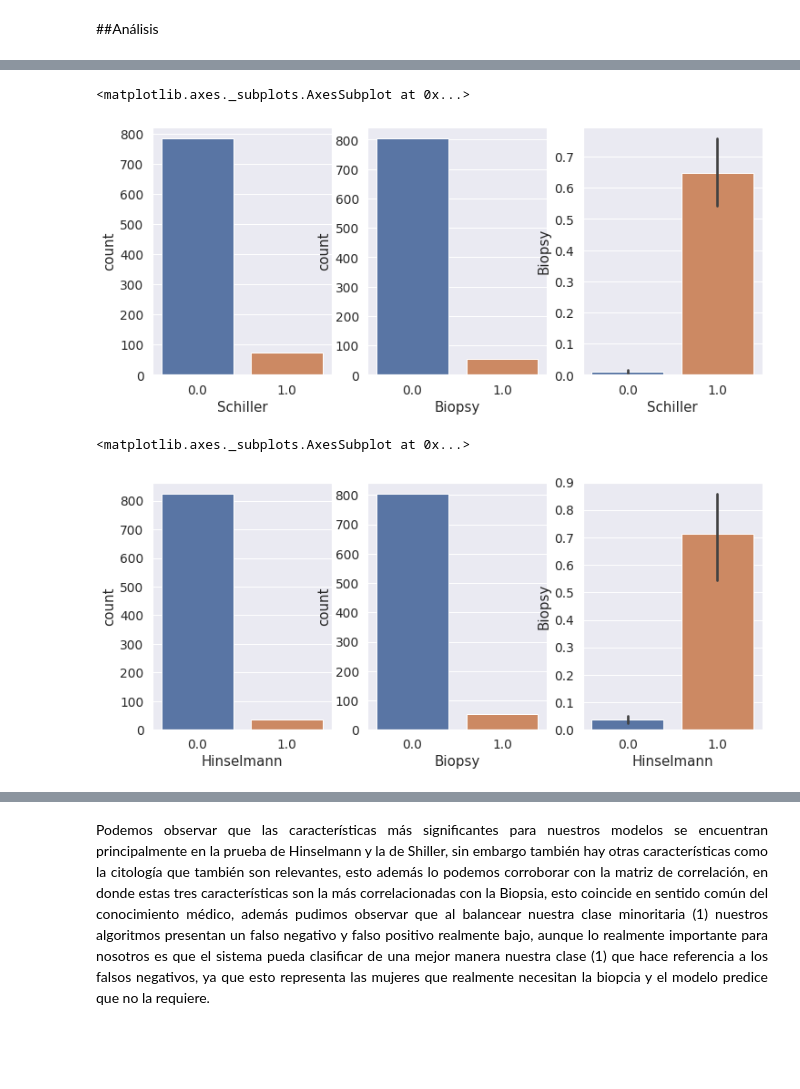
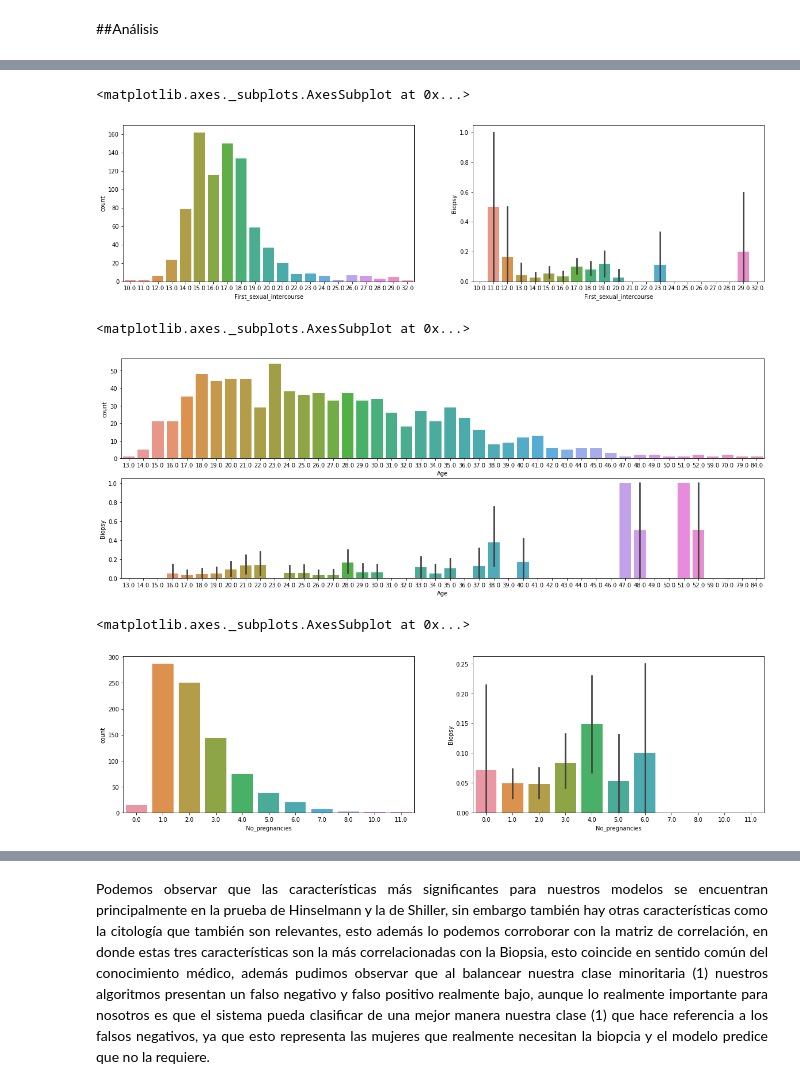
Before and after one commit to Caceres-Santamaria/proyecto-IA, a Jupyter notebook: cancerCervical.ipynb, the cells around one changed output, grey strips where cells are left out. Cells and saved outputs as stored; diff of their text form; code cells hidden in the pictures; blank space fills up the shorter version.

```diff
--- a/cancerCervical.ipynb
+++ b/cancerCervical.ipynb
@@ -1788,18 +1770,25 @@ Características más importantes de RandomForestClassifier
 # %%
-#@title Schiller { display-mode: "form" }
-fig, (axis1,axis2,axis3) = plt.subplots(1,3,figsize=(12,5))
-sns.countplot(x='Schiller', data=df_data, ax=axis1)
-sns.countplot(x='Biopsy', data=df_data, ax=axis2)
-sns.barplot(x='Schiller', y='Biopsy', data=df_data, ax=axis3)
+#@title Edad primera relación sexual { display-mode: "form" }
+fig, (axis1,axis3) = plt.subplots(1,2,figsize=(20,5))
+sns.countplot(x='First_sexual_intercourse', data=df_data, ax=axis1)
+#sns.countplot(x='Biopsy', data=df_data, ax=axis2)
+sns.barplot(x='First_sexual_intercourse', y='Biopsy', data=df_data, ax=axis3)
 # %% [output]
 <matplotlib.axes._subplots.AxesSubplot at 0x...>
-[figure, old version]
+[figure, new version]
+# %%
+#@title Edad de la mujer { display-mode: "form" }
+fig, (axis1,axis3) = plt.subplots(2,1,figsize=(20,7))
+sns.countplot(x='Age', data=df_data, ax=axis1)
+sns.barplot(x='Age', y='Biopsy', data=df_data, ax=axis3)
+# %% [output]
+<matplotlib.axes._subplots.AxesSubplot at 0x...>
+[figure, added]
 # %%
-#@title Hinselmann { display-mode: "form" }
-fig, (axis1,axis2,axis3) = plt.subplots(1,3,figsize=(12,5))
-sns.countplot(x='Hinselmann', data=df_data, ax=axis1)
-sns.countplot(x='Biopsy', data=df_data, ax=axis2)
-sns.barplot(x='Hinselmann', y='Biopsy', data=df_data, ax=axis3)
+#@title Número de embarazos { display-mode: "form" }
+fig, (axis1,axis3) = plt.subplots(1,2,figsize=(20,5))
+sns.countplot(x='No_pregnancies', data=df_data, ax=axis1)
+sns.barplot(x='No_pregnancies', y='Biopsy', data=df_data, ax=axis3)
 # %% [output]
 <matplotlib.axes._subplots.AxesSubplot at 0x...>
-[figure, old version]
+[figure, new version]
```
Also changed, not shown: parts of 49 cells of this notebook.
